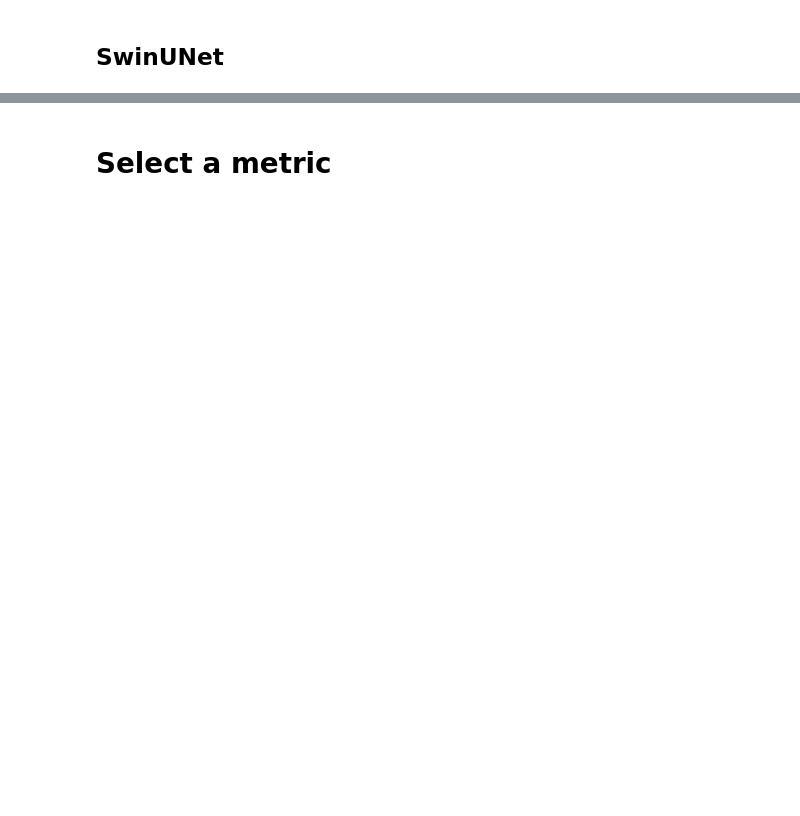
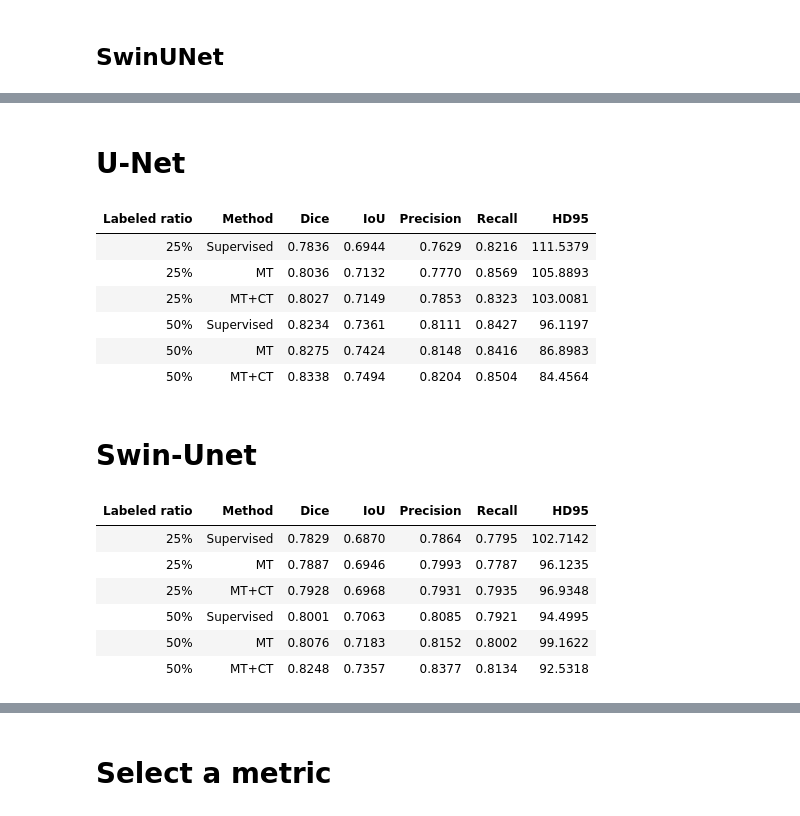
Before and after one commit to Avcuongy/poply-image-segmentation, a Jupyter notebook: notebooks/evaluation/evaluation_total.ipynb, the cells around one changed output, grey strips where cells are left out. Cells and saved outputs as stored; diff of their text form; code cells hidden in the pictures; blank space fills up the shorter version.

```diff
--- a/notebooks/evaluation/evaluation_total.ipynb
+++ b/notebooks/evaluation/evaluation_total.ipynb
@@ -433,16 +582,35 @@ display(
 # %%
+display(Markdown("# U-Net"))
 display(
     unet_table.style.format(
         {metric: "{:.4f}" for metric in ["Dice", "IoU", "Precision", "Recall", "HD95"]},
         na_rep="N/A",
     ).hide(axis="index")
 )
+display(Markdown("# Swin-Unet"))
 display(
     swinunet_table.style.format(
         {metric: "{:.4f}" for metric in ["Dice", "IoU", "Precision", "Recall", "HD95"]},
         na_rep="N/A",
     ).hide(axis="index")
 )
+# %% [output]
+# U-Net
+| Labeled ratio | Method | Dice | IoU | Precision | Recall | HD95 |
+| 25% | Supervised | 0.7836 | 0.6944 | 0.7629 | 0.8216 | 111.5379 |
+| 25% | MT | 0.8036 | 0.7132 | 0.7770 | 0.8569 | 105.8893 |
+| 25% | MT+CT | 0.8027 | 0.7149 | 0.7853 | 0.8323 | 103.0081 |
+| 50% | Supervised | 0.8234 | 0.7361 | 0.8111 | 0.8427 | 96.1197 |
+| 50% | MT | 0.8275 | 0.7424 | 0.8148 | 0.8416 | 86.8983 |
+| 50% | MT+CT | 0.8338 | 0.7494 | 0.8204 | 0.8504 | 84.4564 |
+# Swin-Unet
+| Labeled ratio | Method | Dice | IoU | Precision | Recall | HD95 |
+| 25% | Supervised | 0.7829 | 0.6870 | 0.7864 | 0.7795 | 102.7142 |
+| 25% | MT | 0.7887 | 0.6946 | 0.7993 | 0.7787 | 96.1235 |
+| 25% | MT+CT | 0.7928 | 0.6968 | 0.7931 | 0.7935 | 96.9348 |
+| 50% | Supervised | 0.8001 | 0.7063 | 0.8085 | 0.7921 | 94.4995 |
+| 50% | MT | 0.8076 | 0.7183 | 0.8152 | 0.8002 | 99.1622 |
+| 50% | MT+CT | 0.8248 | 0.7357 | 0.8377 | 0.8134 | 92.5318 |
 # %%
 def finish_figure(fig):
     fig.tight_layout()
```
Also changed, not shown: parts of 13 cells of this notebook.
